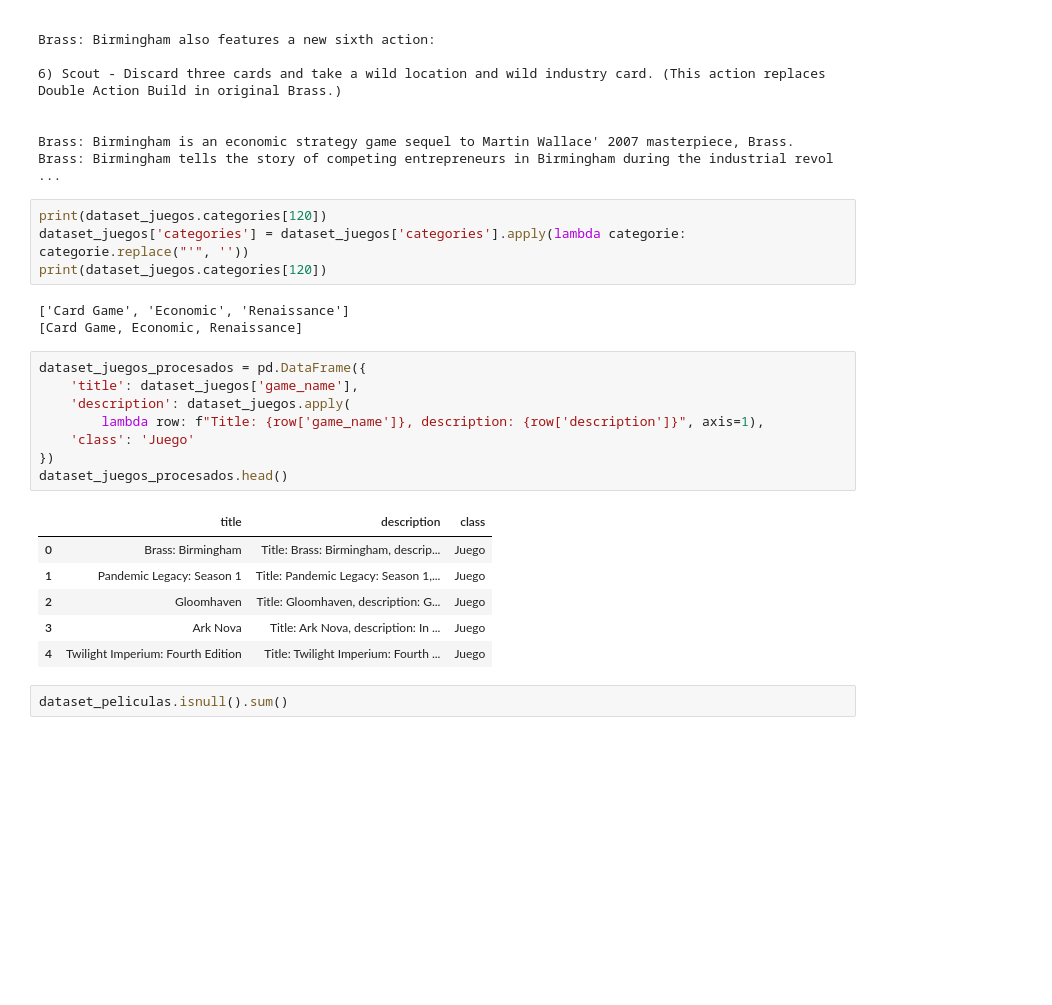
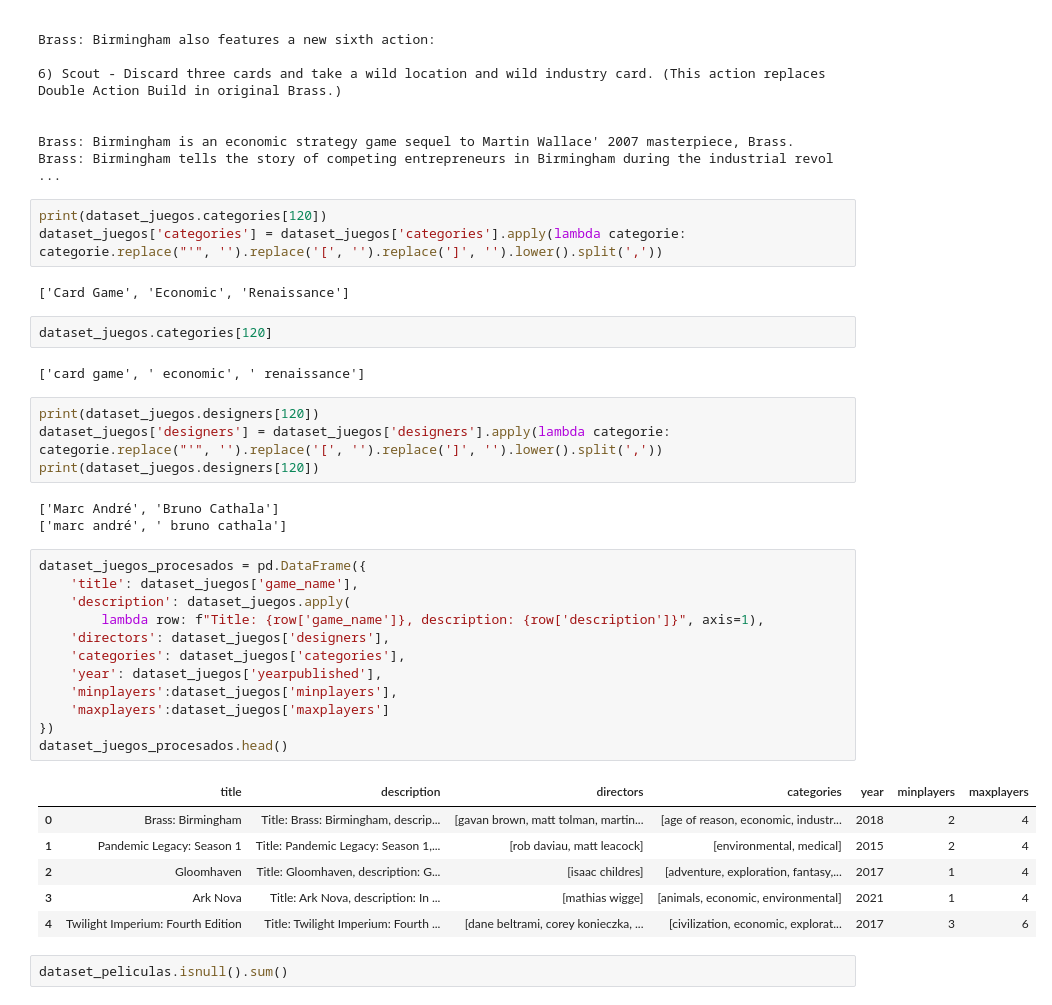
Before and after one commit to EugenioBravi/NLP_Bravi, a Jupyter notebook: preprocesamiento_data.ipynb, the cells around one changed output. Drawn from its saved outputs; the diff is of its cells as text; blank space fills up the shorter version.

```diff
--- a/preprocesamiento_data.ipynb
+++ b/preprocesamiento_data.ipynb
@@ -63,26 +83,39 @@ Brass: Birmingham also features a new sixth action:
 Brass: Birmingham is an economic strategy game sequel to Martin Wallace' 2007 masterpiece, Brass. Brass: Birmingham tells the story of competing entrepreneurs in Birmingham during the industrial revol ...
 # %%
 print(dataset_juegos.categories[120])
-dataset_juegos['categories'] = dataset_juegos['categories'].apply(lambda categorie: categorie.replace("'", ''))
-print(dataset_juegos.categories[120])
+dataset_juegos['categories'] = dataset_juegos['categories'].apply(lambda categorie: categorie.replace("'", '').replace('[', '').replace(']', '').lower().split(','))
 # %% [output]
 ['Card Game', 'Economic', 'Renaissance']
-[Card Game, Economic, Renaissance]
+# %%
+dataset_juegos.categories[120]
+# %% [output]
+['card game', ' economic', ' renaissance']
+# %%
+print(dataset_juegos.designers[120])
+dataset_juegos['designers'] = dataset_juegos['designers'].apply(lambda categorie: categorie.replace("'", '').replace('[', '').replace(']', '').lower().split(','))
+print(dataset_juegos.designers[120])
+# %% [output]
+['Marc André', 'Bruno Cathala']
+['marc andré', ' bruno cathala']
 # %%
 dataset_juegos_procesados = pd.DataFrame({
     'title': dataset_juegos['game_name'],
     'description': dataset_juegos.apply(
         lambda row: f"Title: {row['game_name']}, description: {row['description']}", axis=1),
-    'class': 'Juego'
+    'directors': dataset_juegos['designers'],
+    'categories': dataset_juegos['categories'],
+    'year': dataset_juegos['yearpublished'],
+    'minplayers':dataset_juegos['minplayers'],
+    'maxplayers':dataset_juegos['maxplayers']
 })
 dataset_juegos_procesados.head()
 # %% [output]
-|  | title | description | class |
-| 0 | Brass: Birmingham | Title: Brass: Birmingham, descrip... | Juego |
-| 1 | Pandemic Legacy: Season 1 | Title: Pandemic Legacy: Season 1,... | Juego |
-| 2 | Gloomhaven | Title: Gloomhaven, description: G... | Juego |
-| 3 | Ark Nova | Title: Ark Nova, description: In ... | Juego |
-| 4 | Twilight Imperium: Fourth Edition | Title: Twilight Imperium: Fourth ... | Juego |
+|  | title | description | directors | categories | year | minplayers | maxplayers |
+| 0 | Brass: Birmingham | Title: Brass: Birmingham, descrip... | [gavan brown, matt tolman, martin... | [age of reason, economic, industr... | 2018 | 2 | 4 |
+| 1 | Pandemic Legacy: Season 1 | Title: Pandemic Legacy: Season 1,... | [rob daviau, matt leacock] | [environmental, medical] | 2015 | 2 | 4 |
+| 2 | Gloomhaven | Title: Gloomhaven, description: G... | [isaac childres] | [adventure, exploration, fantasy,... | 2017 | 1 | 4 |
+| 3 | Ark Nova | Title: Ark Nova, description: In ... | [mathias wigge] | [animals, economic, environmental] | 2021 | 1 | 4 |
+| 4 | Twilight Imperium: Fourth Edition | Title: Twilight Imperium: Fourth ... | [dane beltrami, corey konieczka, ... | [civilization, economic, explorat... | 2017 | 3 | 6 |
 # %%
 dataset_peliculas.isnull().sum()
 # %% [output]
```
Also changed, not shown: parts of 8 cells of this notebook, 4 other files.
